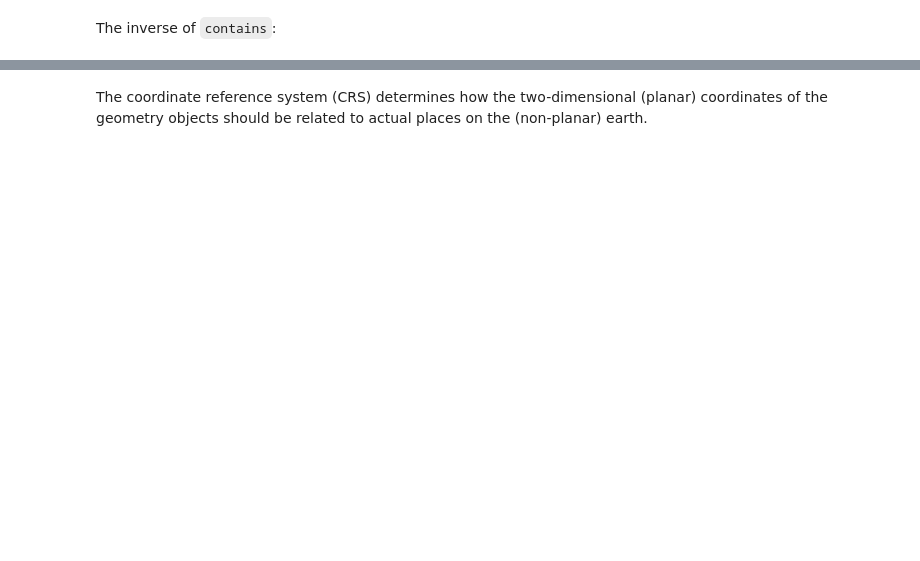
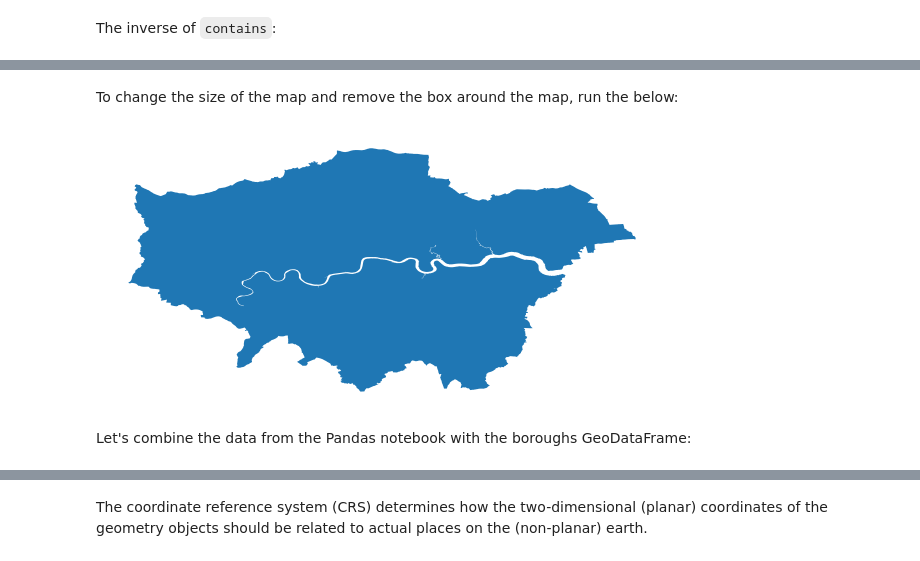
Before and after one commit to monocilindro/foss4g-geopandas, a Jupyter notebook: notebooks/2-geopandas-workshop.ipynb, the cells around one changed output, grey strips where cells are left out. Cells and saved outputs as stored; diff of their text form; code cells hidden in the pictures; blank space fills up the shorter version.

```diff
--- a/notebooks/2-geopandas-workshop.ipynb
+++ b/notebooks/2-geopandas-workshop.ipynb
@@ -276,0 +329,10 @@ The second thing you need to load data into the notebook is the below help funct
+# %% [markdown]
+To change the size of the map and remove the box around the map, run the below:
+# %%
+[fig, ax] = plt.subplots(1, figsize=(10, 6))
+allboroughs.plot(ax=ax);
+ax.axis('off');
+# %% [output]
+[figure, added]
+# %% [markdown]
+Let's combine the data from the Pandas notebook with the boroughs GeoDataFrame:
```
Also changed, not shown: parts of 171 cells of this notebook, 1 other file.
